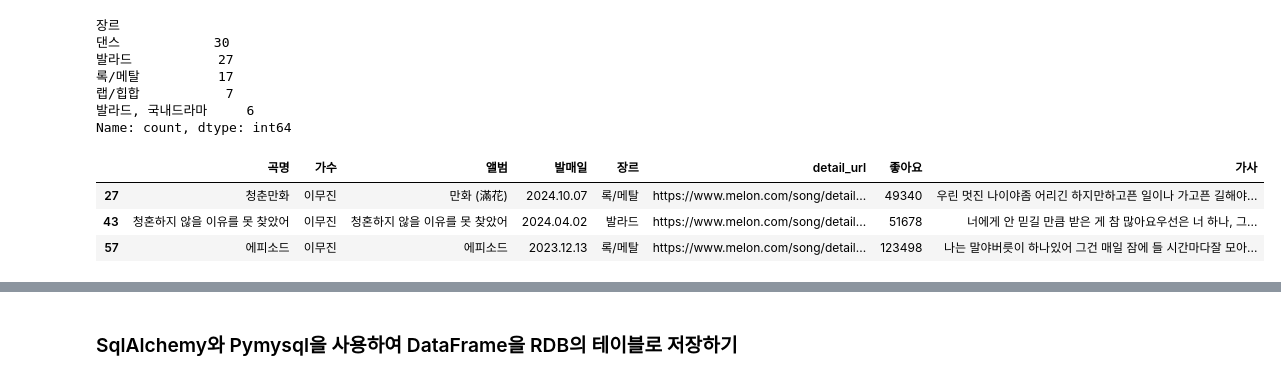
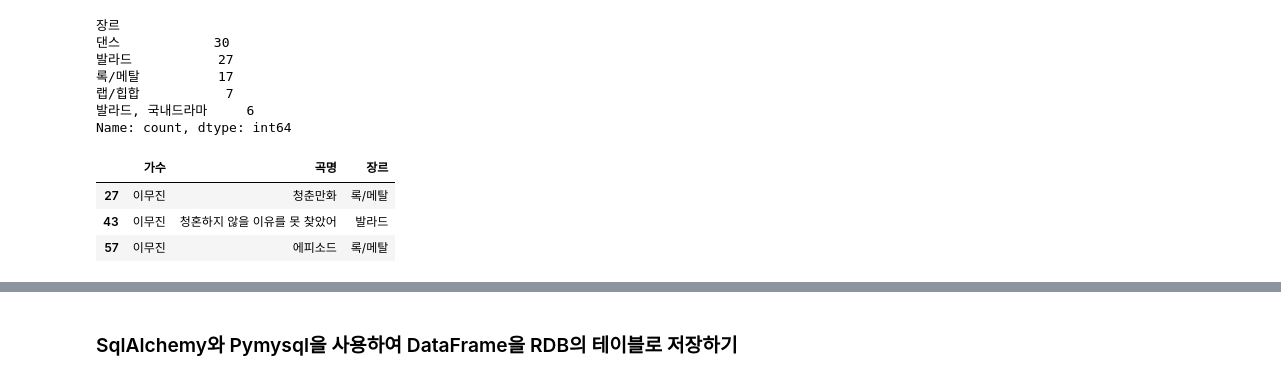
Before and after one commit to lemongza/Webscraping, a Jupyter notebook: 04.Melon100차트_데이터파싱_DB저장.ipynb, the cells around one changed output, grey strips where cells are left out. Drawn from its saved outputs; the diff is of its cells as text; code cells hidden in the pictures.

```diff
--- a/04.Melon100차트_데이터파싱_DB저장.ipynb
+++ b/04.Melon100차트_데이터파싱_DB저장.ipynb
@@ -236,9 +233,11 @@ song_df['장르'].value_counts().head()
 Name: count, dtype: int64
 # %%
 # 특정 가수의 노래 정보 출력하기
-song_df[song_df['가수'] == '이무진']
+song_df[song_df['가수'] == 'DAY6 (데이식스)']
+#song_df.loc[row,col]
+song_df.loc[song_df['가수']=='이무진',['가수','곡명','장르']]
 # %% [output]
-|  | 곡명 | 가수 | 앨범 | 발매일 | 장르 | detail_url | 좋아요 | 가사 |
-| 27 | 청춘만화 | 이무진 | 만화 (滿花) | 2024.10.07 | 록/메탈 | https://www.melon.com/song/detail... | 49340 | 우린 멋진 나이야좀 어리긴 하지만하고픈 일이나 가고픈 길해야... |
-| 43 | 청혼하지 않을 이유를 못 찾았어 | 이무진 | 청혼하지 않을 이유를 못 찾았어 | 2024.04.02 | 발라드 | https://www.melon.com/song/detail... | 51678 | 너에게 안 믿길 만큼 받은 게 참 많아요우선은 너 하나, 그... |
-| 57 | 에피소드 | 이무진 | 에피소드 | 2023.12.13 | 록/메탈 | https://www.melon.com/song/detail... | 123498 | 나는 말야버릇이 하나있어 그건 매일 잠에 들 시간마다잘 모아... |
+|  | 가수 | 곡명 | 장르 |
+| 27 | 이무진 | 청춘만화 | 록/메탈 |
+| 43 | 이무진 | 청혼하지 않을 이유를 못 찾았어 | 발라드 |
+| 57 | 이무진 | 에피소드 | 록/메탈 |
```
Also changed, not shown: parts of 8 cells of this notebook.
